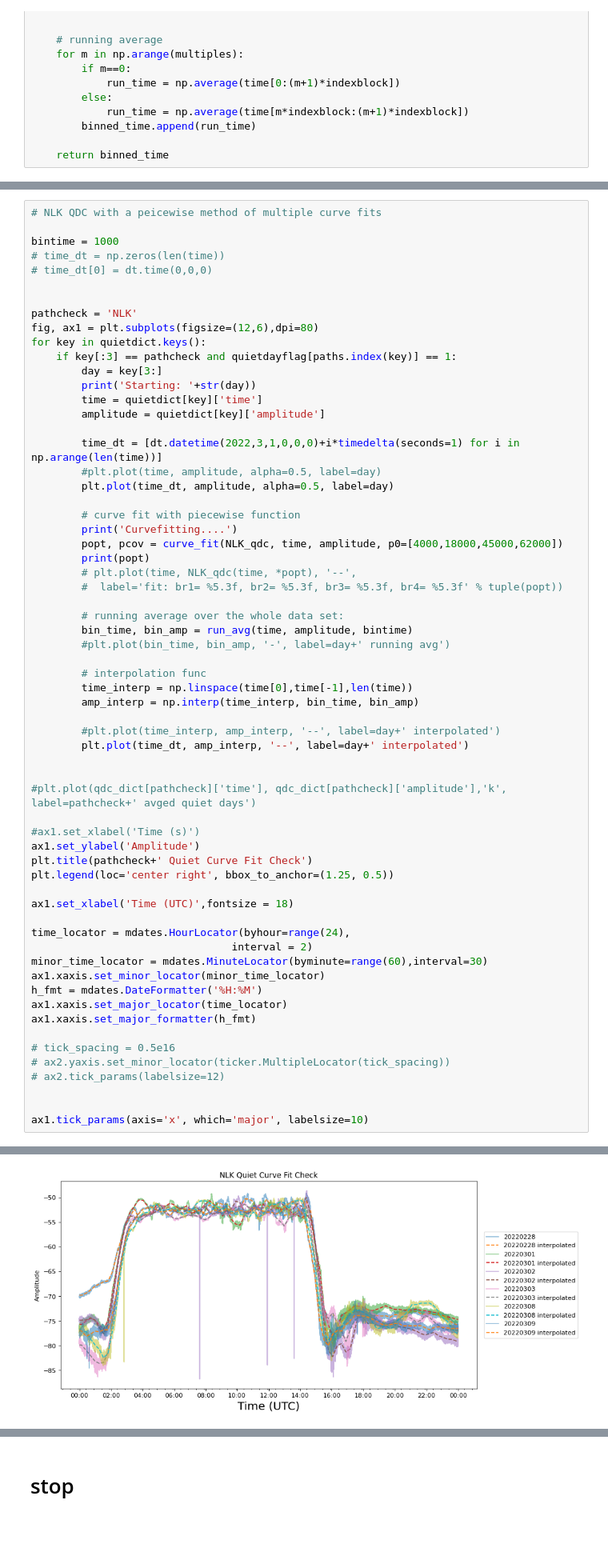
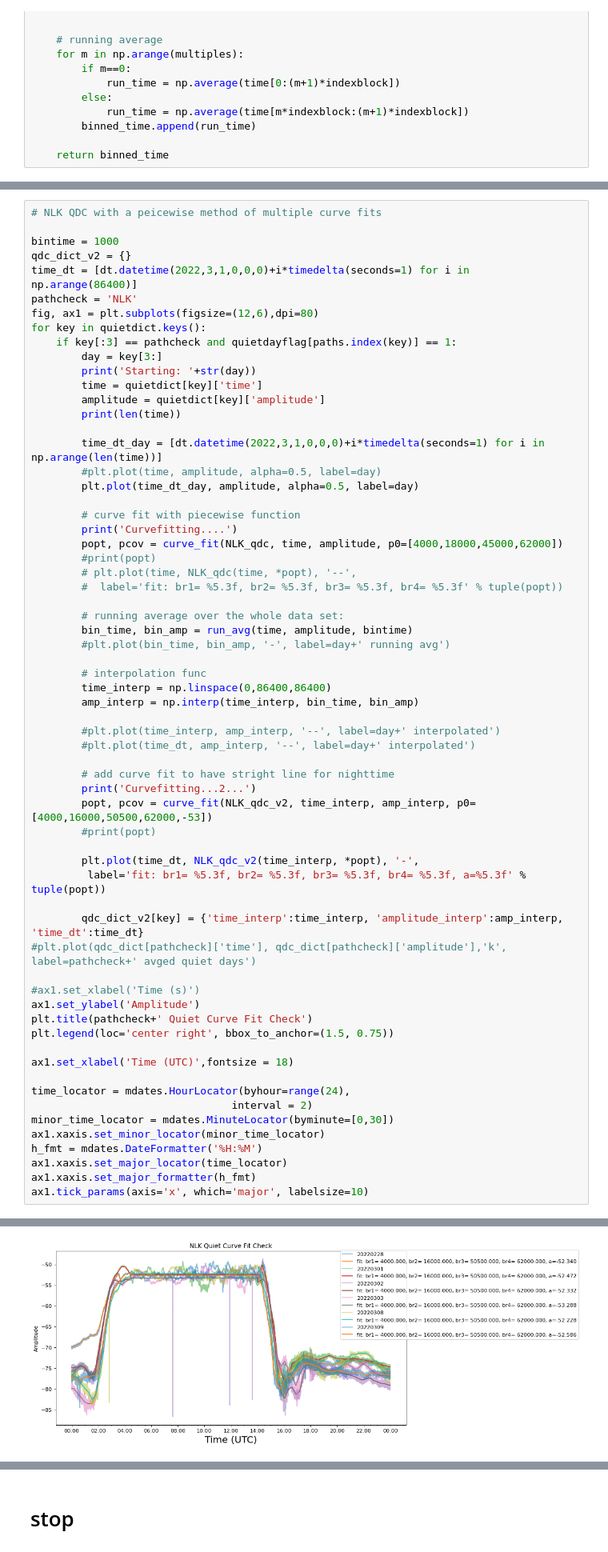
Before and after one commit to jodiejmclennan/VLF_project, a Jupyter notebook: VLF-LAMP-analysis.ipynb, the cells around one changed output, grey strips where cells are left out. Shown at 80% size. Drawn from its saved outputs; the diff is of its cells as text; blank space fills up the shorter version.

Commit message:
added straight line QDC method
problem with array lengths miss matching between data day and QDC

```diff
--- a/VLF-LAMP-analysis.ipynb
+++ b/VLF-LAMP-analysis.ipynb
@@ -461,10 +465,8 @@ time_dt = [dt.datetime(2022,3,1,0,0,0)+i*timedelta(seconds=1) for i in np.arange
 # NLK QDC with a peicewise method of multiple curve fits
 
 bintime = 1000
-# time_dt = np.zeros(len(time))
-# time_dt[0] = dt.time(0,0,0)
-
-
+qdc_dict_v2 = {}
+time_dt = [dt.datetime(2022,3,1,0,0,0)+i*timedelta(seconds=1) for i in np.arange(86400)]
 pathcheck = 'NLK'
 fig, ax1 = plt.subplots(figsize=(12,6),dpi=80)
 for key in quietdict.keys():
@@ -473,15 +475,16 @@ for key in quietdict.keys():
         print('Starting: '+str(day))
         time = quietdict[key]['time']
         amplitude = quietdict[key]['amplitude']
+        print(len(time))
 
-        time_dt = [dt.datetime(2022,3,1,0,0,0)+i*timedelta(seconds=1) for i in np.arange(len(time))]
+        time_dt_day = [dt.datetime(2022,3,1,0,0,0)+i*timedelta(seconds=1) for i in np.arange(len(time))]
         #plt.plot(time, amplitude, alpha=0.5, label=day)
-        plt.plot(time_dt, amplitude, alpha=0.5, label=day)
+        plt.plot(time_dt_day, amplitude, alpha=0.5, label=day)
 
         # curve fit with piecewise function
         print('Curvefitting....')
         popt, pcov = curve_fit(NLK_qdc, time, amplitude, p0=[4000,18000,45000,62000])
-        print(popt)
+        #print(popt)
         # plt.plot(time, NLK_qdc(time, *popt), '--',
         #  label='fit: br1= %5.3f, br2= %5.3f, br3= %5.3f, br4= %5.3f' % tuple(popt))
 
@@ -490,35 +493,37 @@ for key in quietdict.keys():
         #plt.plot(bin_time, bin_amp, '-', label=day+' running avg')
 
         # interpolation func
-        time_interp = np.linspace(time[0],time[-1],len(time))
+        time_interp = np.linspace(0,86400,86400)
         amp_interp = np.interp(time_interp, bin_time, bin_amp)
 
         #plt.plot(time_interp, amp_interp, '--', label=day+' interpolated')
-        plt.plot(time_dt, amp_interp, '--', label=day+' interpolated')
+        #plt.plot(time_dt, amp_interp, '--', label=day+' interpolated')
 
+        # add curve fit to have stright line for nighttime
+        print('Curvefitting...2...')
+        popt, pcov = curve_fit(NLK_qdc_v2, time_interp, amp_interp, p0=[4000,16000,50500,62000,-53])
+        #print(popt)
 
+        plt.plot(time_dt, NLK_qdc_v2(time_interp, *popt), '-',
+         label='fit: br1= %5.3f, br2= %5.3f, br3= %5.3f, br4= %5.3f, a=%5.3f' % tuple(popt))
+
+        qdc_dict_v2[key] = {'time_interp':time_interp, 'amplitude_interp':amp_interp, 'time_dt':time_dt}
 #plt.plot(qdc_dict[pathcheck]['time'], qdc_dict[pathcheck]['amplitude'],'k', label=pathcheck+' avged quiet days')
 
 #ax1.set_xlabel('Time (s)')
 ax1.set_ylabel('Amplitude')
 plt.title(pathcheck+' Quiet Curve Fit Check')
-plt.legend(loc='center right', bbox_to_anchor=(1.25, 0.5))
+plt.legend(loc='center right', bbox_to_anchor=(1.5, 0.75))
 
 ax1.set_xlabel('Time (UTC)',fontsize = 18)
 
 time_locator = mdates.HourLocator(byhour=range(24),
                                 interval = 2)
-minor_time_locator = mdates.MinuteLocator(byminute=range(60),interval=30)
+minor_time_locator = mdates.MinuteLocator(byminute=[0,30])
 ax1.xaxis.set_minor_locator(minor_time_locator)
 h_fmt = mdates.DateFormatter('%H:%M')
 ax1.xaxis.set_major_locator(time_locator)
 ax1.xaxis.set_major_formatter(h_fmt)
-
-# tick_spacing = 0.5e16
-# ax2.yaxis.set_minor_locator(ticker.MultipleLocator(tick_spacing))
-# ax2.tick_params(labelsize=12)
-
-
 ax1.tick_params(axis='x', which='major', labelsize=10)
 # %% [output]
 Starting: 20220228
@@ -541 +549 @@ Curvefitting....
-[figure, old version]
+[figure, new version]
```
Also changed, not shown: parts of 7 cells of this notebook.
